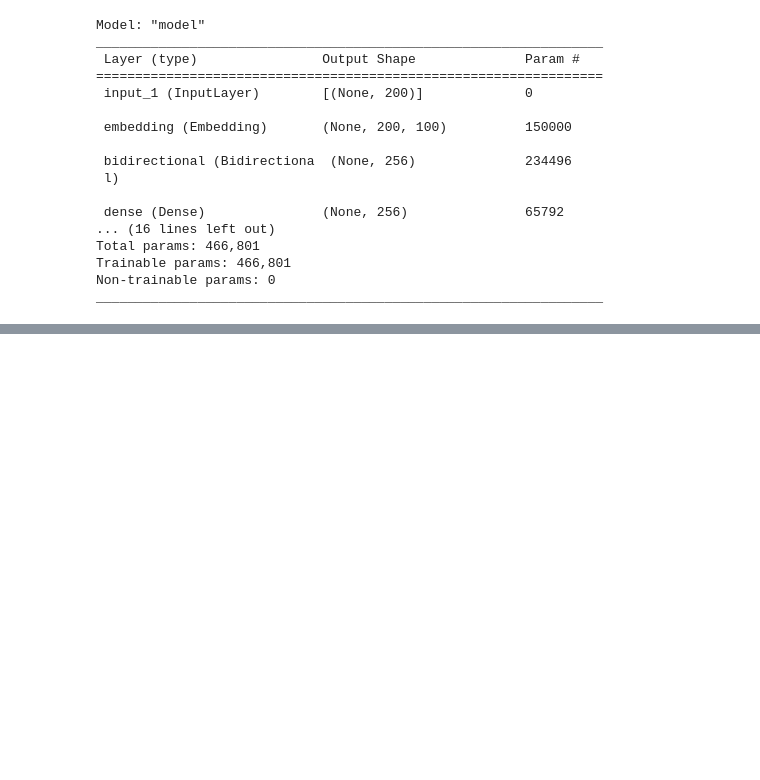
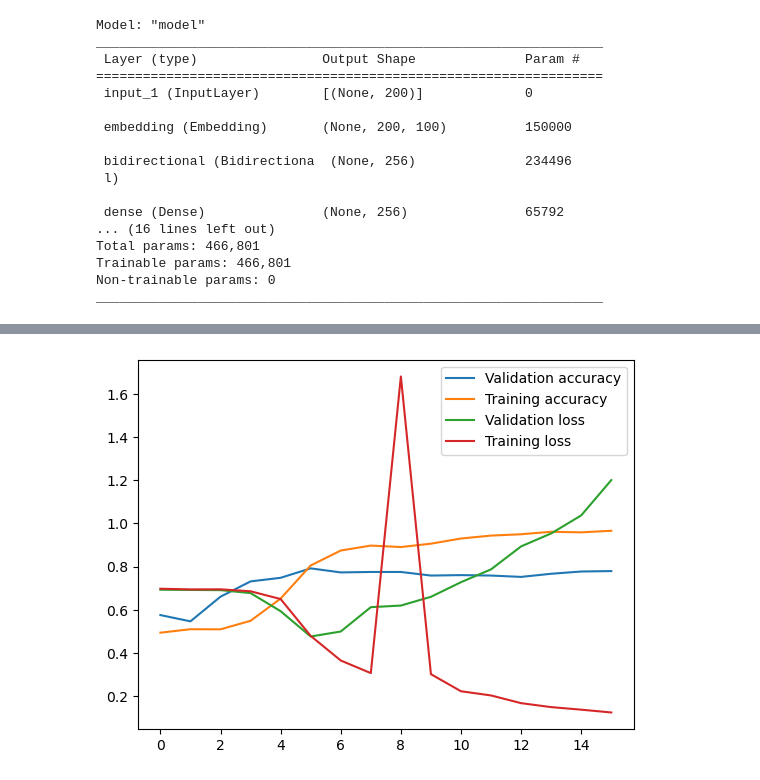
Before and after one commit to mjtalaska/Sentiment-analysis-feedforward, a Jupyter notebook: sentiment-analysis-using-lstm.ipynb, the cells around one changed output, grey strips where cells are left out. Drawn from its saved outputs; the diff is of its cells as text; code cells hidden in the pictures; blank space fills up the shorter version.

```diff
--- a/sentiment-analysis-using-lstm.ipynb
+++ b/sentiment-analysis-using-lstm.ipynb
@@ -241,3 +241,14 @@ Epoch 17/100
+# %%
+import matplotlib.pyplot as plt
+
+plt.plot(history.history['val_accuracy'])
+plt.plot(history.history['accuracy'])
+plt.plot(history.history['val_loss'])
+plt.plot(history.history['loss'])
+plt.legend(['Validation accuracy', 'Training accuracy', 'Validation loss', 'Training loss'])
+plt.show()
+# %% [output]
+[figure, added]
 # %%
 model.evaluate(test_seq_matrix, y_test)
 # %% [output]
```
Also changed, not shown: parts of 6 cells of this notebook.
